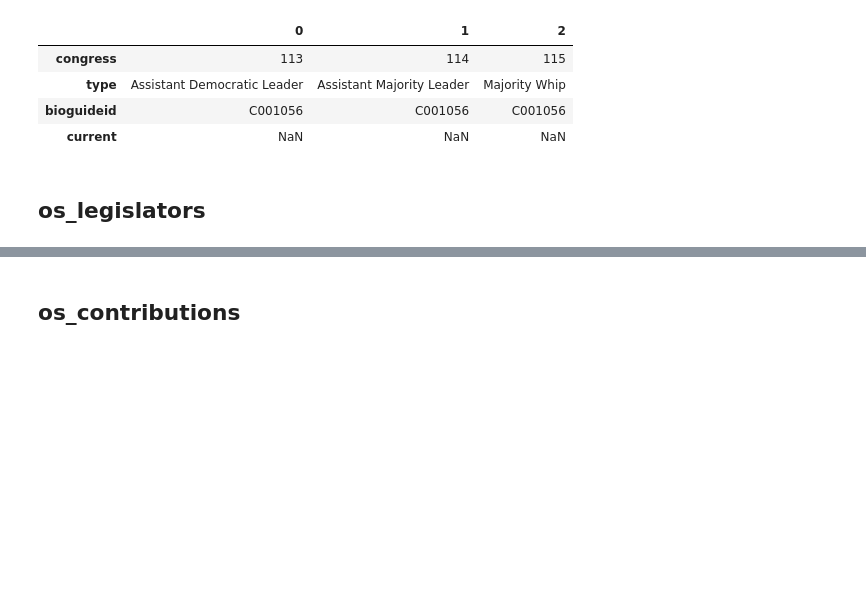
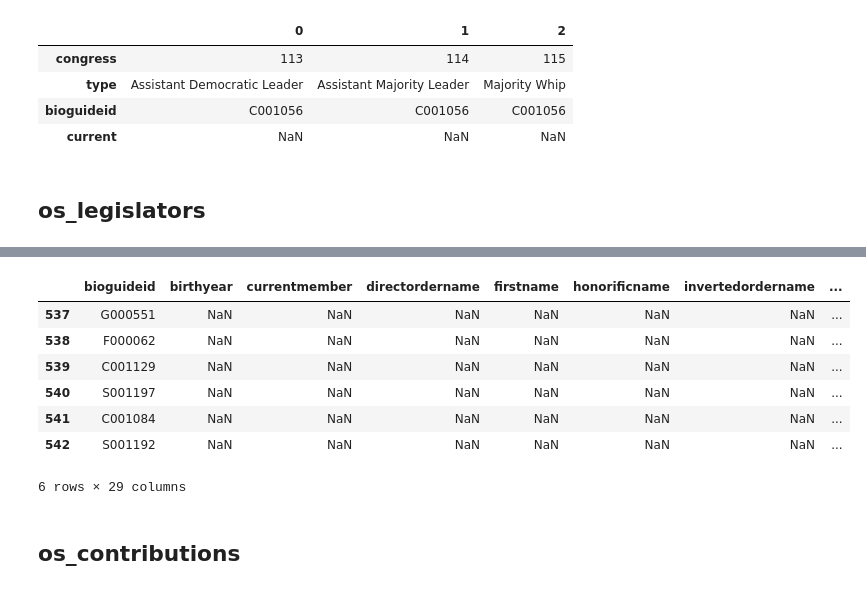
Before and after one commit to zgrayblue/contrans2023, a Jupyter notebook: congressdb.ipynb, the cells around one changed output, grey strips where cells are left out. Drawn from its saved outputs; the diff is of its cells as text; code cells hidden in the pictures; blank space fills up the shorter version.

```diff
--- a/congressdb.ipynb
+++ b/congressdb.ipynb
@@ -128,0 +185,11 @@ bio = congress_members.query("lastname=='Peltola'").reset_index()['bioguideid'][
+# %%
+members.query("matched=='right_only'")
+# %% [output]
+|  | bioguideid | birthyear | currentmember | directordername | firstname | honorificname | invertedordername | ... |
+| 537 | G000551 | NaN | NaN | NaN | NaN | NaN | NaN | ... |
+| 538 | F000062 | NaN | NaN | NaN | NaN | NaN | NaN | ... |
+| 539 | C001129 | NaN | NaN | NaN | NaN | NaN | NaN | ... |
+| 540 | S001197 | NaN | NaN | NaN | NaN | NaN | NaN | ... |
+| 541 | C001084 | NaN | NaN | NaN | NaN | NaN | NaN | ... |
+| 542 | S001192 | NaN | NaN | NaN | NaN | NaN | NaN | ... |
+6 rows × 29 columns
```
Also changed, not shown: parts of 26 cells of this notebook, 1 other file.
